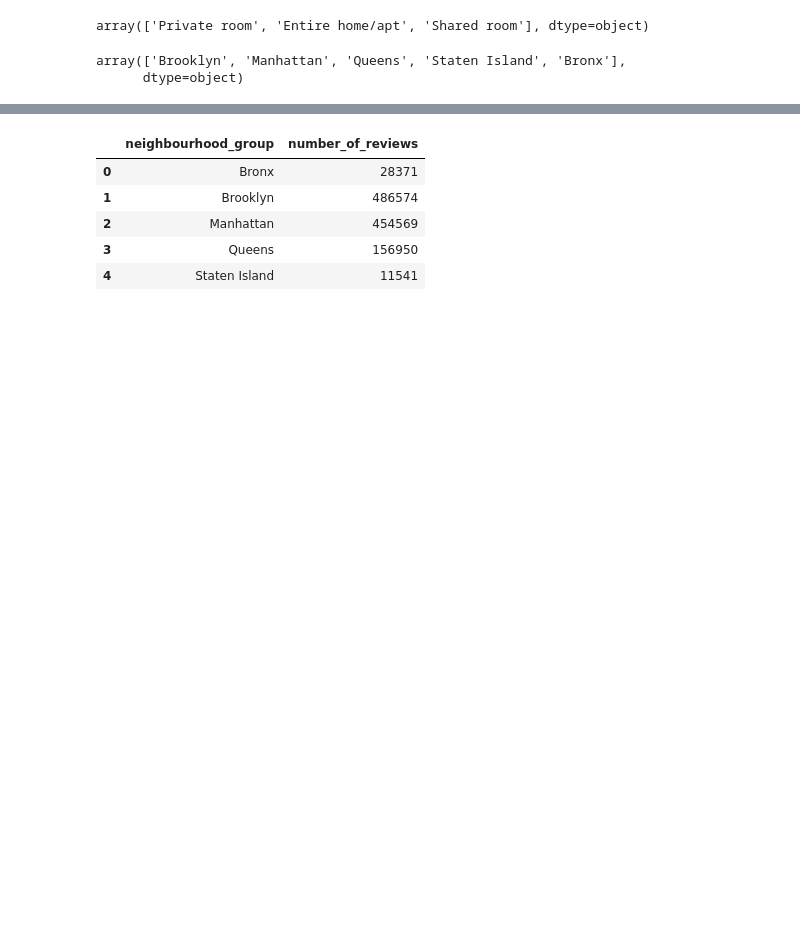
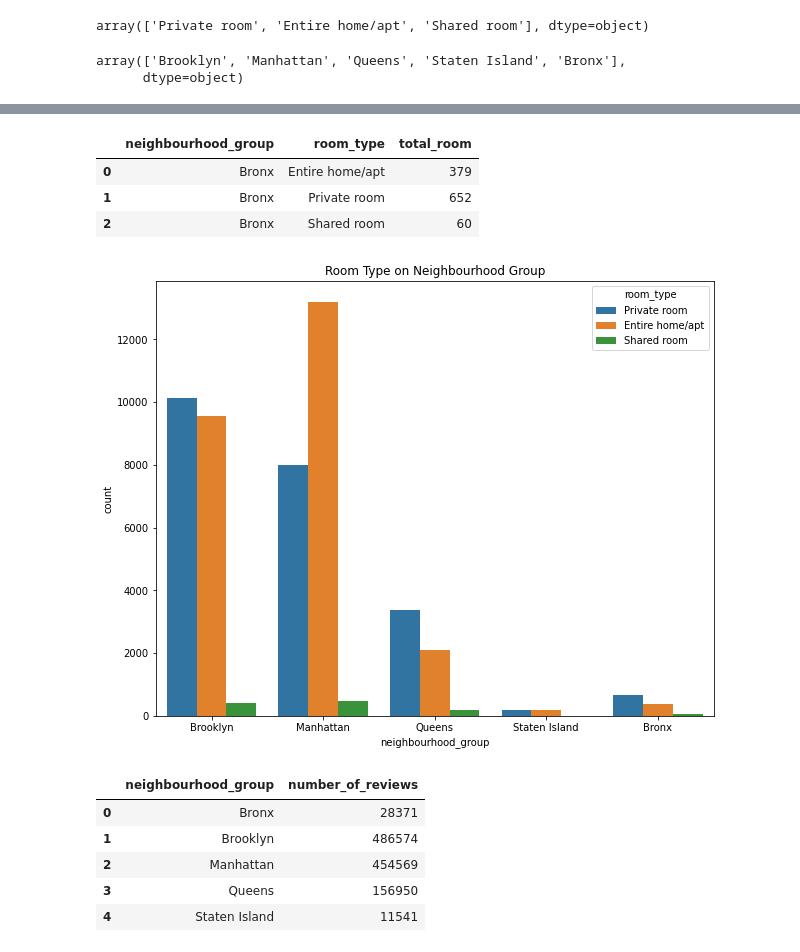
Before and after one commit to Navjotkhatri/Airbnb-Bookings-Analysis, a Jupyter notebook: EDA_Airbnb_Bookings_Analysis_Capstone_Project.ipynb, the cells around one changed output, grey strips where cells are left out. Drawn from its saved outputs; the diff is of its cells as text; code cells hidden in the pictures; blank space fills up the shorter version.

```diff
--- a/EDA_Airbnb_Bookings_Analysis_Capstone_Project.ipynb
+++ b/EDA_Airbnb_Bookings_Analysis_Capstone_Project.ipynb
@@ -139,3 +196,22 @@ array(['Brooklyn', 'Manhattan', 'Queens', 'Staten Island', 'Bronx'],
+# %%
+bronx_total=total_room_by_location[:3]
+brooklyn_total=total_room_by_location[3:6]
+manhattan_total=total_room_by_location[6:9]
+queens_total=total_room_by_location[9:12]
+staten_island=total_room_by_location[12:15]
+bronx_total
+# %% [output]
+|  | neighbourhood_group | room_type | total_room |
+| 0 | Bronx | Entire home/apt | 379 |
+| 1 | Bronx | Private room | 652 |
+| 2 | Bronx | Shared room | 60 |
+# %%
+plt.figure(figsize=(10,8))
+plt.title("Room Type on Neighbourhood Group")
+sns.countplot(bnb.neighbourhood_group,hue=bnb.room_type)
+plt.show()
+# %% [output]
+[figure, added]
 # %%
 location_reviews = bnb.groupby(['neighbourhood_group'])['number_of_reviews'].sum().reset_index()
 location_reviews
```
Also changed, not shown: parts of 13 cells of this notebook.
